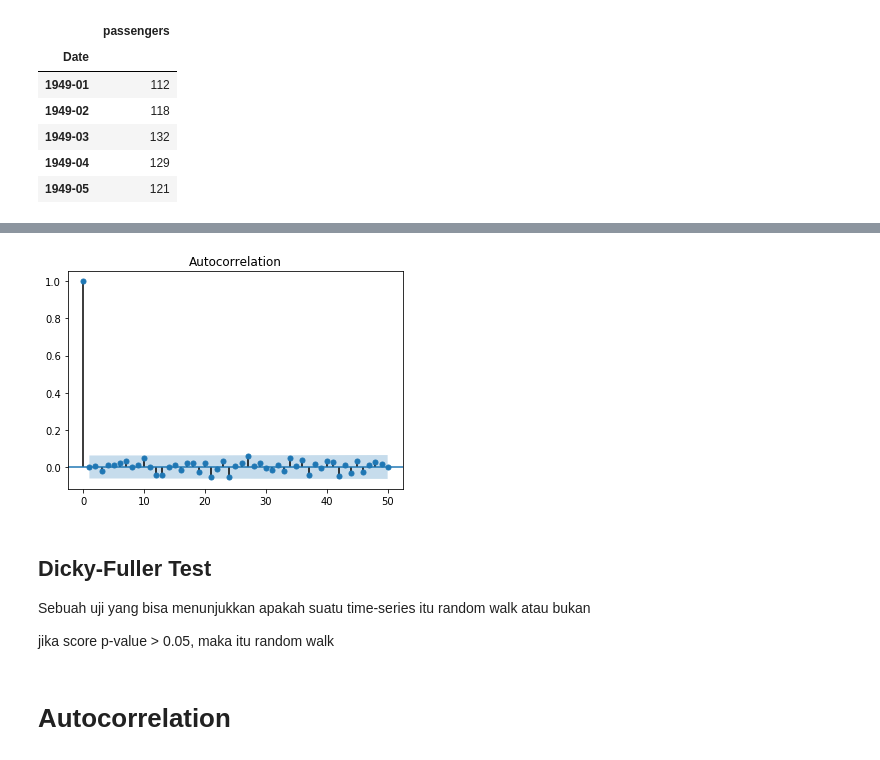
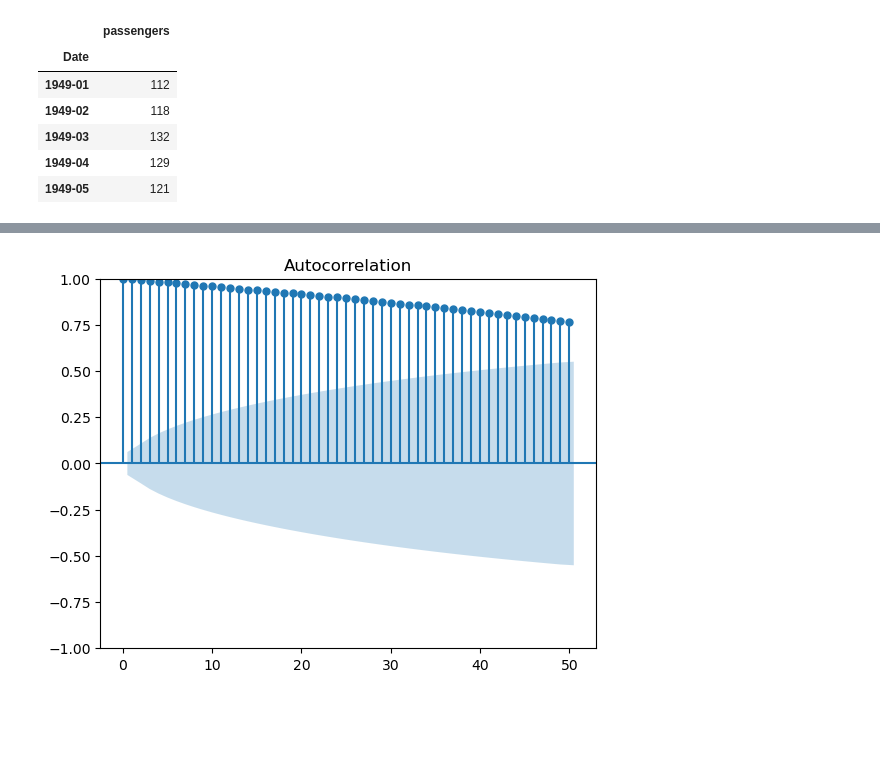
Before and after one commit to ramadnsyh/intro-to-ts, a Jupyter notebook: Part 1 - Introduction to Time Series Components.ipynb, the cells around one changed output, grey strips where cells are left out. Drawn from its saved outputs; the diff is of its cells as text; code cells hidden in the pictures; blank space fills up the shorter version.

```diff
--- a/Part 1 - Introduction to Time Series Components.ipynb
+++ b/Part 1 - Introduction to Time Series Components.ipynb
@@ -141,12 +224,4 @@ rwalk.plot()
 # %%
-plot_acf(series, lags=50);
+plot_acf(rwalk, lags=50);
 # %% [output]
-[figure, old version]
+[figure, new version]
-# %% [markdown]
-## Dicky-Fuller Test
-
-Sebuah uji yang bisa menunjukkan apakah suatu time-series itu random walk atau bukan
-
-jika score p-value > 0.05, maka itu random walk
-# %% [markdown]
-# Autocorrelation
```
Also changed, not shown: parts of 36 cells of this notebook, 9 other files.
